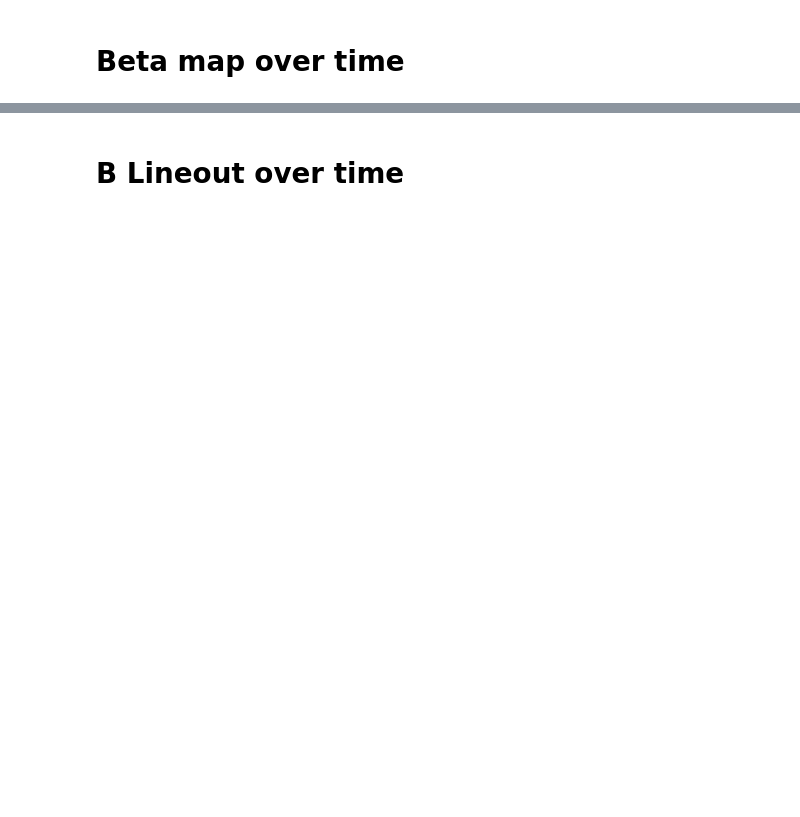
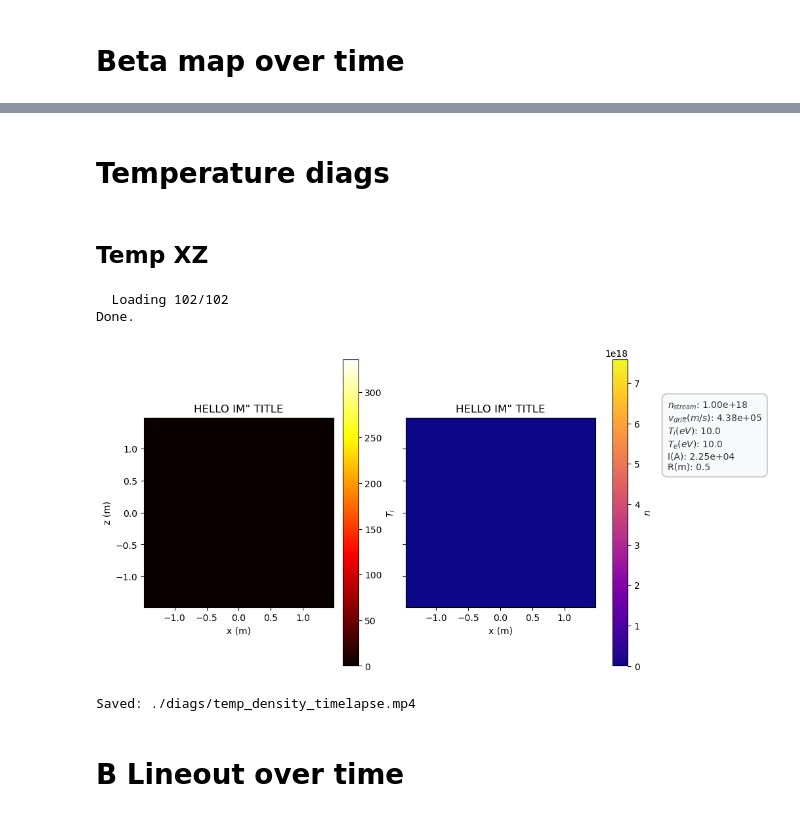
Before and after one commit to Justyunsart/WarpX_Polywell, a Jupyter notebook: postprocess/postprocess_single_coil_official_clean.ipynb, the cells around one changed output, grey strips where cells are left out. Saved outputs shown, nothing was run; the diff lists cells and outputs as text; code cells hidden in the pictures; blank space fills up the shorter version.

Commit message:
Fixed some formatting, added temp with density and B_x radial profiles

```diff
--- a/postprocess/postprocess_single_coil_official_clean.ipynb
+++ b/postprocess/postprocess_single_coil_official_clean.ipynb
@@ -226,3 +359,74 @@ print(f"Saved: {save_path}/beta_timelapse.mp4")
+# %% [markdown]
+# Temperature diags
+# %% [markdown]
+## Temp XZ
+# %%
+# ── Precompute ───────────────────────────────────────────────────
+t_frames = []
+rho_frames = []
+xs = zs = None
+
+for k, it in enumerate(iterations):
+    print(f"  Loading {k+1}/{len(iterations)}", end='\r')
+    T_ion, info = series_f.get_field('T_stream_i', iteration=it, slice_across='y')
+    rho, info = series_f.get_field('rho_stream_i', iteration=it, slice_across='y')
+
+    xs, zs = info.x, info.z
+
+    t_frames.append(gaussian_filter(T_ion, sigma=1))
+    rho_frames.append(gaussian_filter((rho + 1e-12) / sc.e, sigma=1))
+
+print("\nDone.")
+
+vmin = np.min([k for k in t_frames])
+vmax = np.max([k for k in t_frames])
+
+# ── Animate ──────────────────────────────────────────────────────
+fig, (ax_T, ax_rho, ax_text) = plt.subplots(1, 3, figsize=(10, 5), layout='constrained', width_ratios=(2, 2, 1), sharey=True)
+ax_text.axis('off')
+im_T = ax_T.imshow(t_frames[0], origin='lower',
+               extent=[xs[0], xs[-1], zs[0], zs[-1]], vmin=vmin, vmax=vmax,
+               cmap='hot', aspect='equal')
+plt.colorbar(im_T, ax=ax_T, label='$T_i$')
+ax_T.set_xlabel('x (m)')
+ax_T.set_ylabel('z (m)')
+title_T = ax_T.set_title('HELLO IM" TITLE')
+
+vmin = np.min([k for k in rho_frames])
+vmax = np.max([k for k in rho_frames])
+
+im_rho = ax_rho.imshow(rho_frames[0], origin='lower',
+                    extent=[xs[0], xs[-1], zs[0], zs[-1]], vmin=vmin, vmax=vmax,
+                    cmap='plasma', aspect='equal')
+
+plt.colorbar(im_rho, ax=ax_rho, label=r'$n$')
+ax_rho.set_xlabel('x (m)')
+#ax_rho.set_ylabel('z (m)')
+title_rho = ax_rho.set_title('HELLO IM" TITLE')
+
+add_external_parameter_box(fig=fig, params=static_params, dx=3.5, dy=0.25)
+
+plt.show()
+
+ims = [im_T, im_rho]
+
+def update(k):
+    it = iterations[k]
+    ims[0].set_data(t_frames[k])
+    ims[1].set_data(rho_frames[k])
+    t_us = series_f.t[k] * 1e6
+    title_T.set_text(f'$T_i$ eV  step {it}  t = {t_us:.2f} µs')
+    title_rho.set_text(r'$n$ ' + f'step {it}  t = {t_us:.2f} µs')
+
+ani = animation.FuncAnimation(fig, update, frames=len(iterations), interval=100)
+ani.save(f'{save_path}/temp_density_timelapse.mp4', writer='ffmpeg', fps=10, dpi=300)
+plt.close()
+print(f"Saved: {save_path}/temp_density_timelapse.mp4")
+# %% [output]
+  Loading 102/102
+Done.
+[figure, added]
+Saved: ./diags/temp_density_timelapse.mp4
 # %% [markdown]
 # B Lineout over time
 # %%
```
Also changed, not shown: parts of 20 cells of this notebook.
